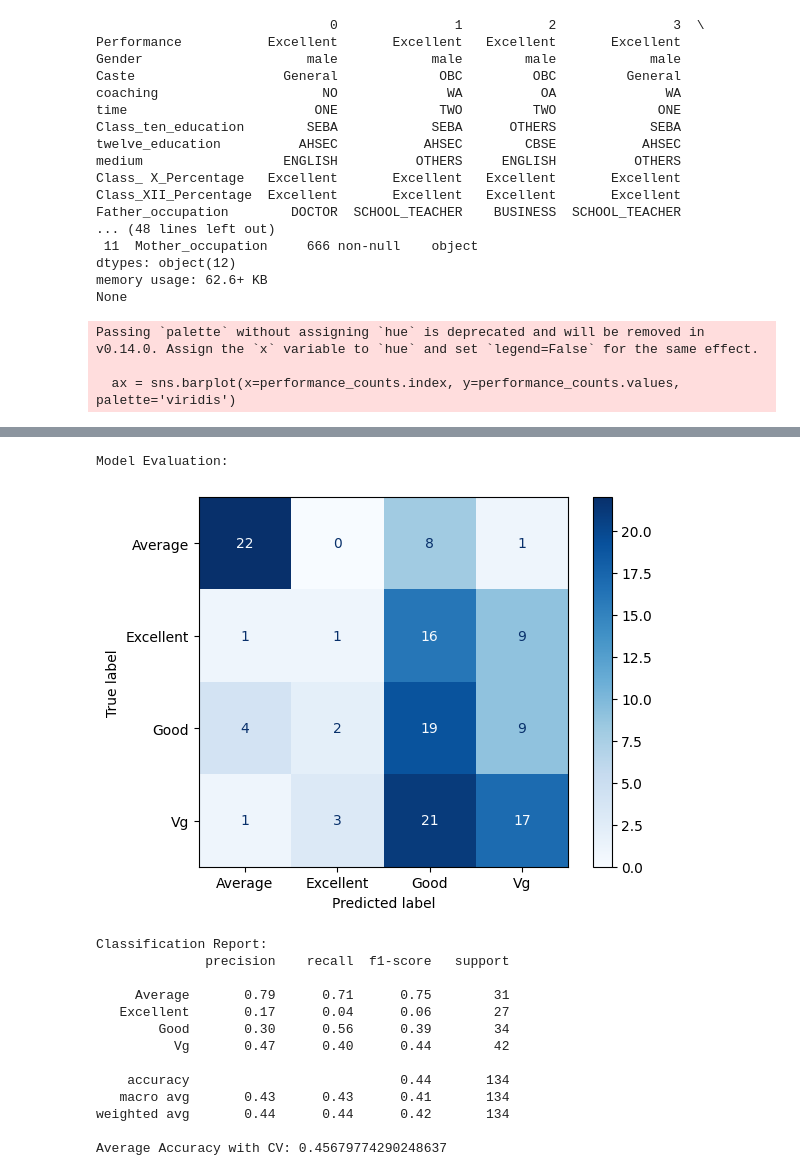
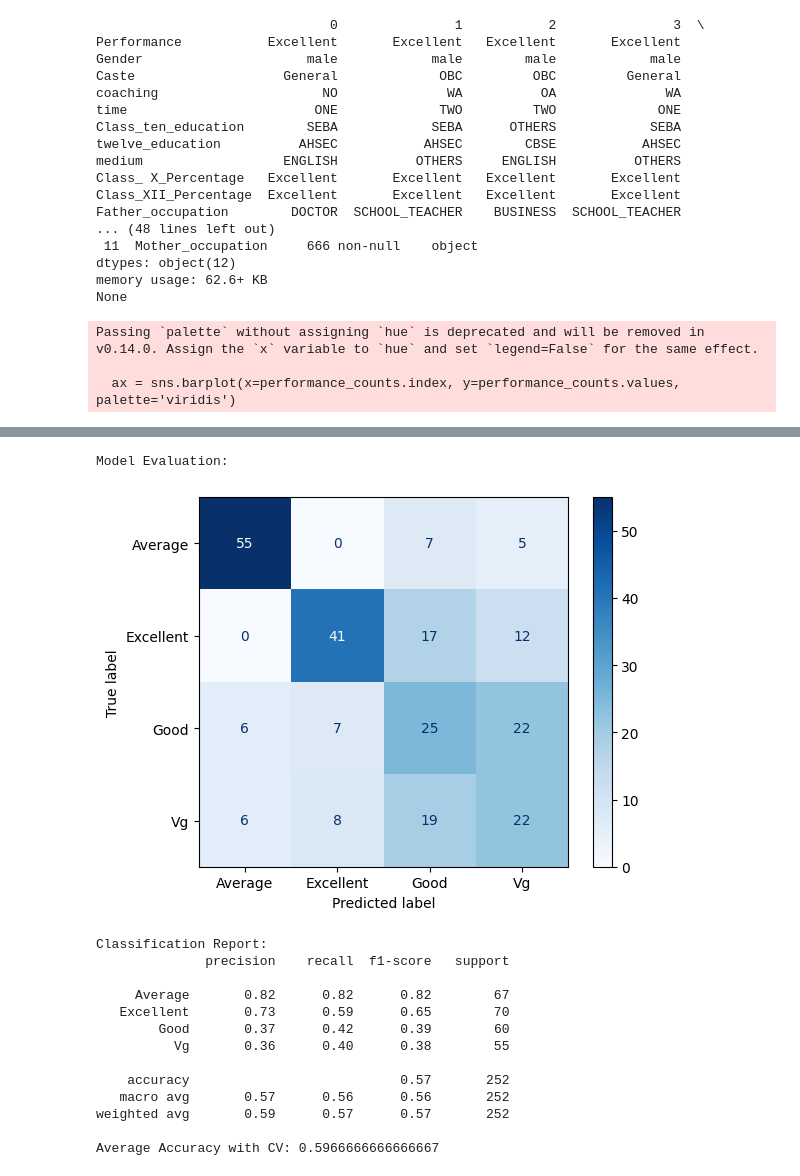
Before and after one commit to Jesus2342/MLOps_Team_33, a Jupyter notebook: MLOps_Team_33/notebooks/Student_Performance_Refactored_V2.ipynb, the cells around one changed output, grey strips where cells are left out. Drawn from its saved outputs; the diff is of its cells as text; code cells hidden in the pictures.

```diff
--- a/MLOps_Team_33/notebooks/Student_Performance_Refactored_V2.ipynb
+++ b/MLOps_Team_33/notebooks/Student_Performance_Refactored_V2.ipynb
@@ -74,12 +74,15 @@ class DataExplorer:
         plt.show()
 
 class Model:
+
+
     def __init__(self, filepath):
         self.filepath = filepath
         self.model_pipeline = Pipeline([
             ('classifier', RandomForestClassifier(n_estimators=100, random_state=42))
         ])
         self.X_train, self.X_test, self.y_train, self.y_test = [None] * 4
+
 
     def load_data(self):
         data, meta = arff.loadarff(self.filepath)
@@ -95,10 +98,36 @@ class Model:
         y = self.data['Performance']
         X = self.data.drop('Performance', axis=1)
 
+        # new features
+        occupation_counts = X.groupby(['Gender', 'Father_occupation']).size().unstack(fill_value=0)
+        occupation_proportions = occupation_counts.div(occupation_counts.sum(axis=1), axis=0)
+        occupation_proportions.columns = [f'occupation_prop_{col}' for col in occupation_proportions.columns]
+
+        X = X.join(occupation_proportions, on='Gender')
+        X['Caste_Gender'] = X['Caste'] + '_' + X['Gender']
+        X['father_occupation_count'] = X.groupby('Father_occupation')['Father_occupation'].transform('count')
+        X['mother_occupation_count'] = X.groupby('Mother_occupation')['Mother_occupation'].transform('count')
+
         # One-Hot Encode categorical features
         X = pd.get_dummies(X, drop_first=True)
 
-        self.X_train, self.X_test, self.y_train, self.y_test = train_test_split(X, y, test_size=0.2, random_state=42)
+        #Correlations
+        correlation_matrix = X.corr()
+        threshold = 0.69
+        to_drop = set()
+        for i in range(len(correlation_matrix.columns)):
+            for j in range(i):
+                if abs(correlation_matrix.iloc[i, j]) > threshold:
+                    colname = correlation_matrix.columns[i]
+                    to_drop.add(colname)
+        X = X.drop(columns=to_drop)
+
+        smote = SMOTE(random_state=42)
+        X_balanced, y_balanced = smote.fit_resample(X, y)
+
+        # Dividir el conjunto de datos
+        self.X_train, self.X_test, self.y_train, self.y_test = train_test_split(X_balanced, y_balanced, test_size=0.3, random_state=42)
+
         return self
 
     def train_model(self):
@@ -115,10 +144,11 @@ class Model:
         report = classification_report(self.y_test, y_pred)
         print("Classification Report:")
         print(report)
+
         return self
 
     def cross_validate_model(self):
-        scores = cross_val_score(self.model_pipeline, self.X_train, self.y_train, cv=5)
+        scores = cross_val_score(self.model_pipeline, self.X_train, self.y_train, cv=50)
         print("Average Accuracy with CV:", np.mean(scores))
         return self
 
@@ -130,44 +160,44 @@ class Model:
              .cross_validate_model())
 # %%
 # Running the pipeline
-filepath = '/home/mekteck/MLOps/MLOps_Team_33/MLOps_Team_33/dataset/CEE_DATA.arff'
+filepath = '/Users/iossifpalli/Documents/GitHub/MLOps_Team_33/MLOps_Team_33/dataset/CEE_DATA.arff'
 pipeline = Model(filepath)
 pipeline.run_pipeline()
 # %% [output]
                               0               1           2               3  \
 Performance           Excellent       Excellent   Excellent       Excellent
 Gender                     male            male        male            male
 Caste                   General             OBC         OBC         General
 coaching                     NO              WA          OA              WA
 time                        ONE             TWO         TWO             ONE
 Class_ten_education        SEBA            SEBA      OTHERS            SEBA
 twelve_education          AHSEC           AHSEC        CBSE           AHSEC
 medium                  ENGLISH          OTHERS     ENGLISH          OTHERS
 Class_ X_Percentage   Excellent       Excellent   Excellent       Excellent
 Class_XII_Percentage  Excellent       Excellent   Excellent       Excellent
 Father_occupation        DOCTOR  SCHOOL_TEACHER    BUSINESS  SCHOOL_TEACHER
 ... (48 lines left out)
  11  Mother_occupation     666 non-null    object
 dtypes: object(12)
 memory usage: 62.6+ KB
 None
 Passing `palette` without assigning `hue` is deprecated and will be removed in v0.14.0. Assign the `x` variable to `hue` and set `legend=False` for the same effect.
 
   ax = sns.barplot(x=performance_counts.index, y=performance_counts.values, palette='viridis')
 [figure]
 [figure]
 Model Evaluation:
-[figure, old version]
+[figure, new version]
 Classification Report:
               precision    recall  f1-score   support
 
-     Average       0.79      0.71      0.75        31
-   Excellent       0.17      0.04      0.06        27
-        Good       0.30      0.56      0.39        34
-          Vg       0.47      0.40      0.44        42
+     Average       0.82      0.82      0.82        67
+   Excellent       0.73      0.59      0.65        70
+        Good       0.37      0.42      0.39        60
+          Vg       0.36      0.40      0.38        55
 
-    accuracy                           0.44       134
-   macro avg       0.43      0.43      0.41       134
-weighted avg       0.44      0.44      0.42       134
+    accuracy                           0.57       252
+   macro avg       0.57      0.56      0.56       252
+weighted avg       0.59      0.57      0.57       252
 
-Average Accuracy with CV: 0.45679774290248637
+Average Accuracy with CV: 0.5966666666666667
```
